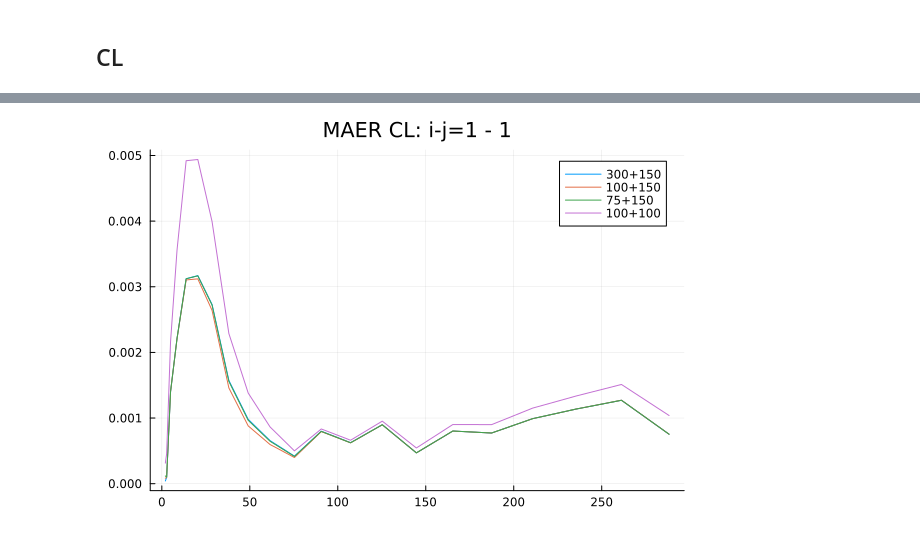
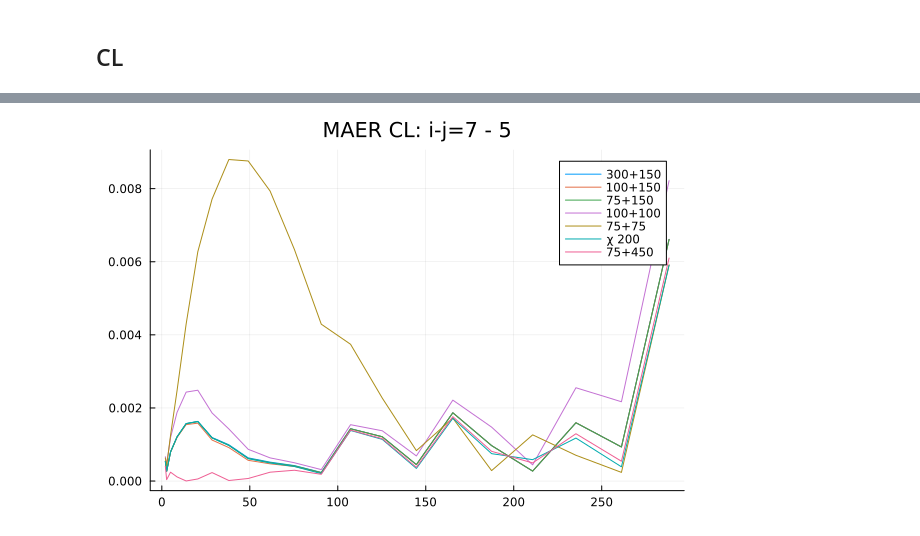
Before and after one commit to sofiachiarenza/Cl_project, a Jupyter notebook: cls_optimizer.ipynb, the cells around one changed output, grey strips where cells are left out. Cells and saved outputs as stored; diff of their text form; code cells hidden in the pictures.

```diff
--- a/cls_optimizer.ipynb
+++ b/cls_optimizer.ipynb
@@ -730,11 +664,14 @@ plot!(ℓ, m_LL_D[:,i,j], label="100+100")
 # %% [markdown]
 ## CL
 # %%
-i = 1
-j = 1
+i = 7
+j = 5
 plot(ℓ, gl_interp[:,i,j] .* ℓ .* (ℓ .+ 1), title = "CL: : i-j=$i - $j", label="N5K")#, xlim=(2,302),ylim=(0,0.002))#, yscale=:log10)
 plot!(ℓ, final_Cℓ_CL_A[:,i,j] .* ℓ .* (ℓ .+ 1) , label = "300+150")
 plot!(ℓ, final_Cℓ_CL_B[:,i,j] .* ℓ .* (ℓ .+ 1) , label = "100+150")
 plot!(ℓ, final_Cℓ_CL_C[:,i,j] .* ℓ .* (ℓ .+ 1) , label = "75+150")
 plot!(ℓ, final_Cℓ_CL_D[:,i,j] .* ℓ .* (ℓ .+ 1) , label = "100+100")
+plot!(ℓ, final_Cℓ_CL_E[:,i,j] .* ℓ .* (ℓ .+ 1) , label = "75+75")
+plot!(ℓ, final_Cℓ_CL_F[:,i,j] .* ℓ .* (ℓ .+ 1) , label = "χ 200")
+plot!(ℓ, final_Cℓ_CL_G[:,i,j] .* ℓ .* (ℓ .+ 1) , label = "75+450")
 # %% [output]
@@ -750,7 +690,10 @@ plot!(ℓ, 100*(1 .- final_Cℓ_CL_D[:,i,j]./gl_interp[:,i,j]), label="100+100")
 # %%
 plot(ℓ, m_CL_A[:,i,j], label="300+150", title = "MAER CL: i-j=$i - $j")
 plot!(ℓ, m_CL_B[:,i,j], label="100+150")
 plot!(ℓ, m_CL_C[:,i,j], label="75+150")
 plot!(ℓ, m_CL_D[:,i,j], label="100+100")
+plot!(ℓ, m_CL_E[:,i,j], label="75+75")
+plot!(ℓ, m_CL_F[:,i,j], label="χ 200")
+plot!(ℓ, m_CL_G[:,i,j], label="75+450")
 # %% [output]
-[figure, old version]
+[figure, new version]
```
Also changed, not shown: parts of 94 cells of this notebook, 6 other files.
